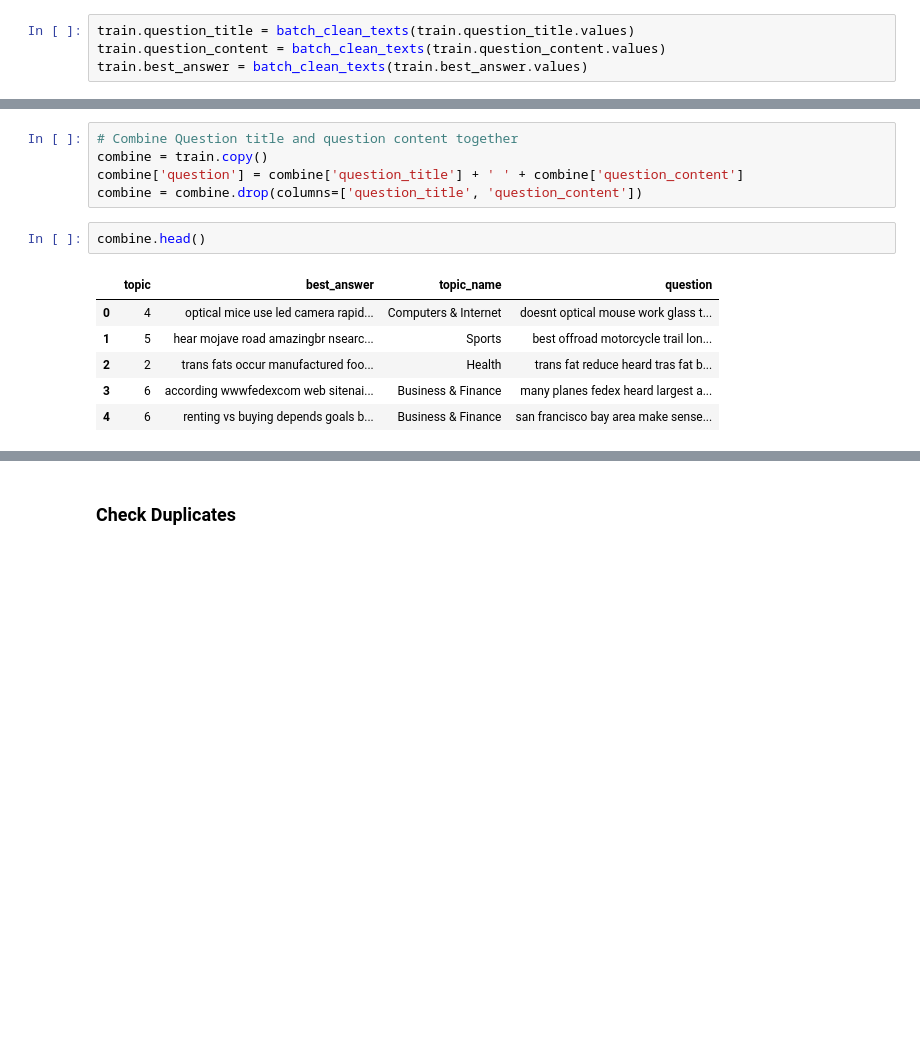
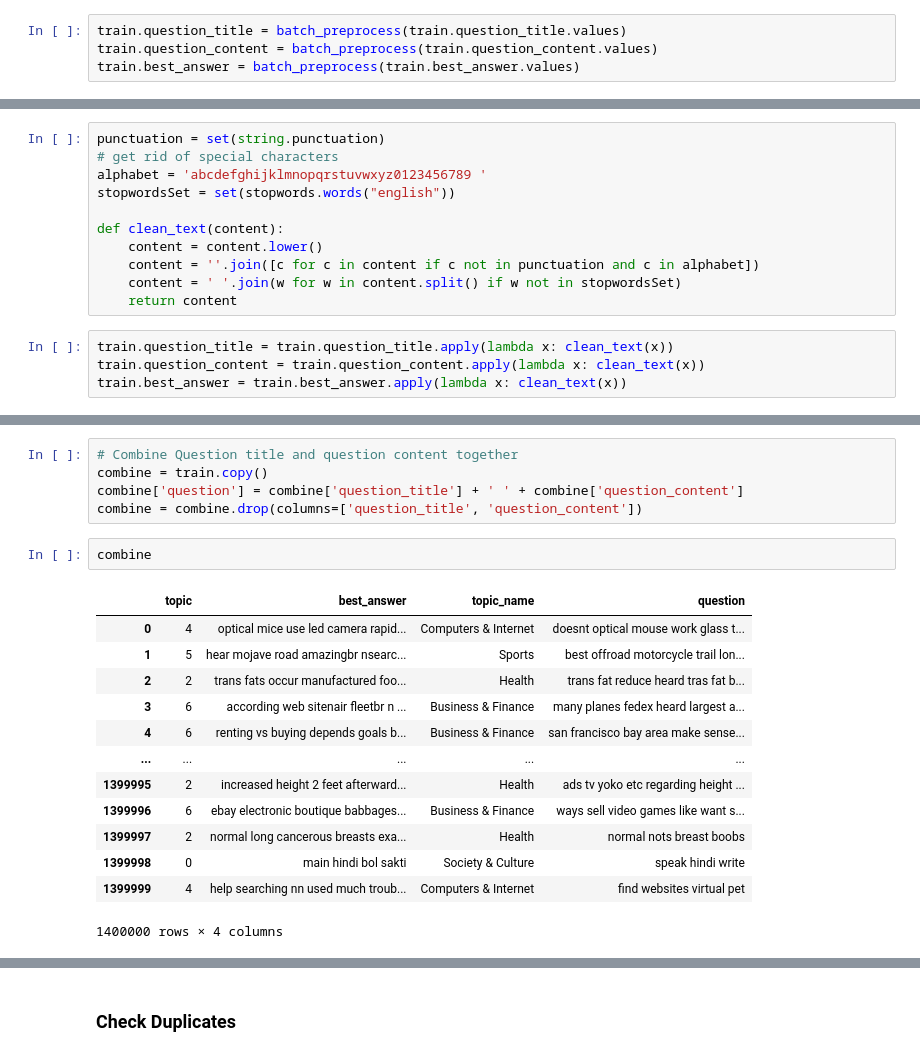
Before and after one commit to zikang-c/Yahoo-Answers-Topic-Classification, a Jupyter notebook: EDA.ipynb, the cells around one changed output, grey strips where cells are left out. Saved outputs shown, nothing was run; the diff lists cells and outputs as text; blank space fills up the shorter version.

```diff
--- a/EDA.ipynb
+++ b/EDA.ipynb
@@ -79,4 +77,4 @@ def batch_clean_texts(texts, batch_size=20000):
 # %%
-train.question_title = batch_clean_texts(train.question_title.values)
-train.question_content = batch_clean_texts(train.question_content.values)
-train.best_answer = batch_clean_texts(train.best_answer.values)
+train.question_title = batch_preprocess(train.question_title.values)
+train.question_content = batch_preprocess(train.question_content.values)
+train.best_answer = batch_preprocess(train.best_answer.values)
@@ -83,3 +83,18 @@ train.best_answer = batch_clean_texts(train.best_answer.values)
+# %%
+punctuation = set(string.punctuation)
+# get rid of special characters
+alphabet = 'abcdefghijklmnopqrstuvwxyz0123456789 '
+stopwordsSet = set(stopwords.words("english"))
+
+def clean_text(content):
+    content = content.lower()
+    content = ''.join([c for c in content if c not in punctuation and c in alphabet])
+    content = ' '.join(w for w in content.split() if w not in stopwordsSet)
+    return content
+# %%
+train.question_title = train.question_title.apply(lambda x: clean_text(x))
+train.question_content = train.question_content.apply(lambda x: clean_text(x))
+train.best_answer = train.best_answer.apply(lambda x: clean_text(x))
 # %%
 # Example of website rows
 # pd.set_option('display.max_colwidth', None)
@@ -204,14 +202,21 @@ combine = train.copy()
 combine['question'] = combine['question_title'] + ' ' + combine['question_content']
 combine = combine.drop(columns=['question_title', 'question_content'])
 # %%
-combine.head()
+combine
 # %% [output]
 |  | topic | best_answer | topic_name | question |
 | 0 | 4 | optical mice use led camera rapid... | Computers & Internet | doesnt optical mouse work glass t... |
 | 1 | 5 | hear mojave road amazingbr nsearc... | Sports | best offroad motorcycle trail lon... |
 | 2 | 2 | trans fats occur manufactured foo... | Health | trans fat reduce heard tras fat b... |
-| 3 | 6 | according wwwfedexcom web sitenai... | Business & Finance | many planes fedex heard largest a... |
+| 3 | 6 | according web sitenair fleetbr n ... | Business & Finance | many planes fedex heard largest a... |
 | 4 | 6 | renting vs buying depends goals b... | Business & Finance | san francisco bay area make sense... |
+| ... | ... | ... | ... | ... |
+| 1399995 | 2 | increased height 2 feet afterward... | Health | ads tv yoko etc regarding height ... |
+| 1399996 | 6 | ebay electronic boutique babbages... | Business & Finance | ways sell video games like want s... |
+| 1399997 | 2 | normal long cancerous breasts exa... | Health | normal nots breast boobs |
+| 1399998 | 0 | main hindi bol sakti | Society & Culture | speak hindi write |
+| 1399999 | 4 | help searching nn used much troub... | Computers & Internet | find websites virtual pet |
+1400000 rows × 4 columns
 # %%
 combine.replace(r'^\s*$', pd.NA, regex=True, inplace=True)
 nan_counts = combine.isna().sum()
```
Also changed, not shown: parts of 22 cells of this notebook.
